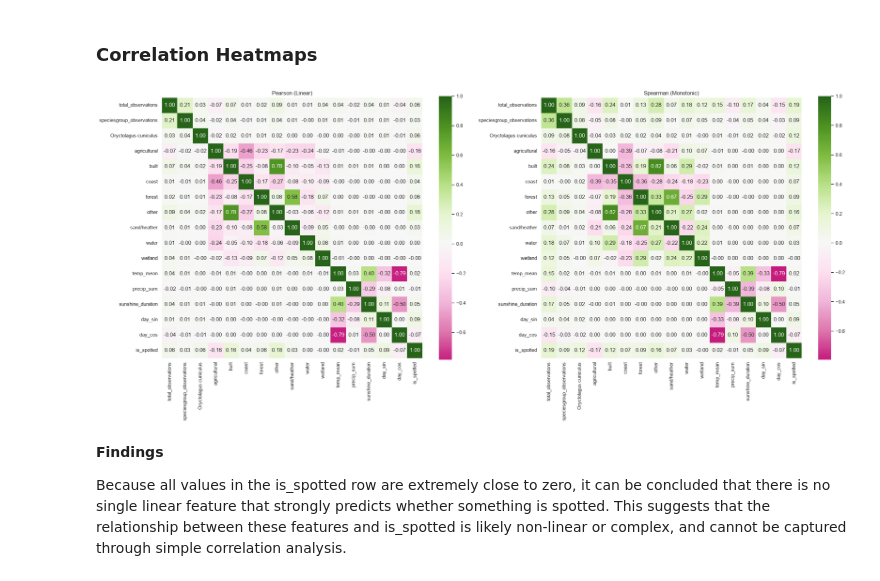
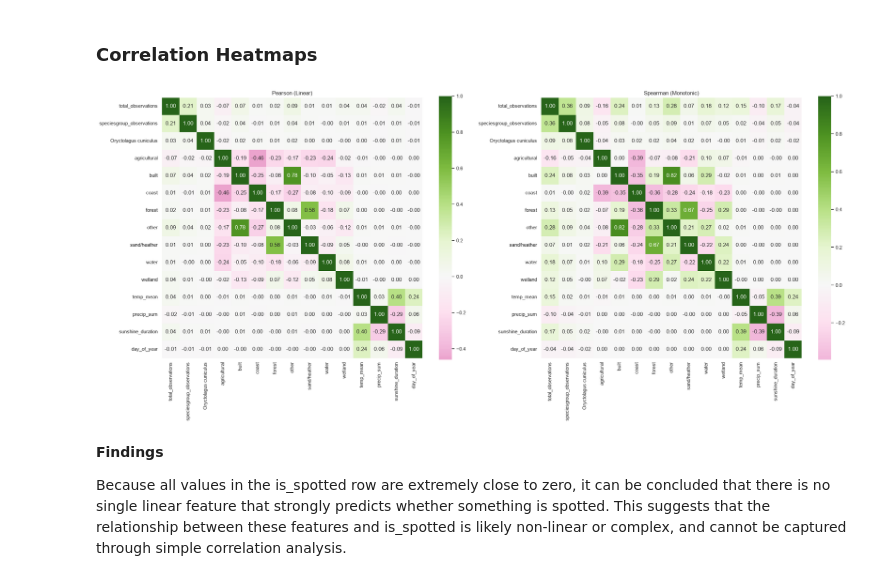
Before and after one commit to Sannebeast/Rabbitions, a Jupyter notebook: notebooks/project.ipynb, the cells around one changed output. Cells and saved outputs as stored; diff of their text form; code cells hidden in the pictures.

```diff
--- a/notebooks/project.ipynb
+++ b/notebooks/project.ipynb
@@ -158,8 +159,6 @@ df["is_spotted"] = (
 
 # to find time patterns
 df["day_of_year"] = df["eventDate"].dt.dayofyear
-df['day_sin'] = np.sin(2 * np.pi * df['day_of_year'] / 365)
-df['day_cos'] = np.cos(2 * np.pi * df['day_of_year'] / 365)
 # %% [markdown]
 ---
 
@@ -470,36 +476,34 @@ plt.show()
 # %%
 features = [
     "total_observations",
     "speciesgroup_observations",
     "Oryctolagus cuniculus",
     "agricultural",
     "built",
     "coast",
     "forest",
     "other",
     "sand/heather",
     "water",
     "wetland",
     "temp_mean",
     "precip_sum",
     "sunshine_duration",
-    "day_sin",
-    "day_cos",
-    "is_spotted"
+    "day_of_year"
 ]
 
 fig, axes = plt.subplots(1, 2, figsize=(24, 10))
 
 sns.heatmap(df[features].corr(), ax=axes[0], annot=True, fmt=".2f", cmap="PiYG", center=0, square=True)
 axes[0].set_title("Pearson (Linear)")
 
 sns.heatmap(df[features].corr(method='spearman'), ax=axes[1], annot=True, fmt=".2f", cmap="PiYG", center=0, square=True)
 axes[1].set_title("Spearman (Monotonic)")
 
 plt.tight_layout()
 plt.show()
 # %% [output]
-[figure, old version]
+[figure, new version]
 # %% [markdown]
 **Findings**
 
```
Also changed, not shown: parts of 21 cells of this notebook.
